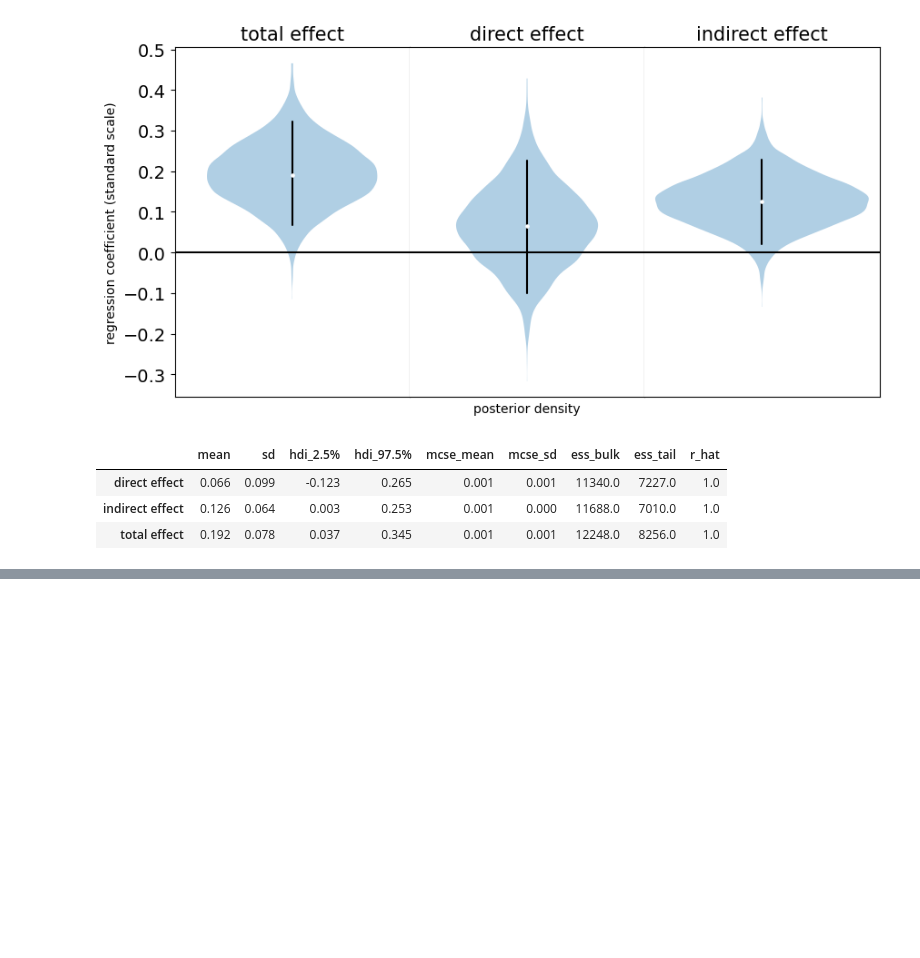
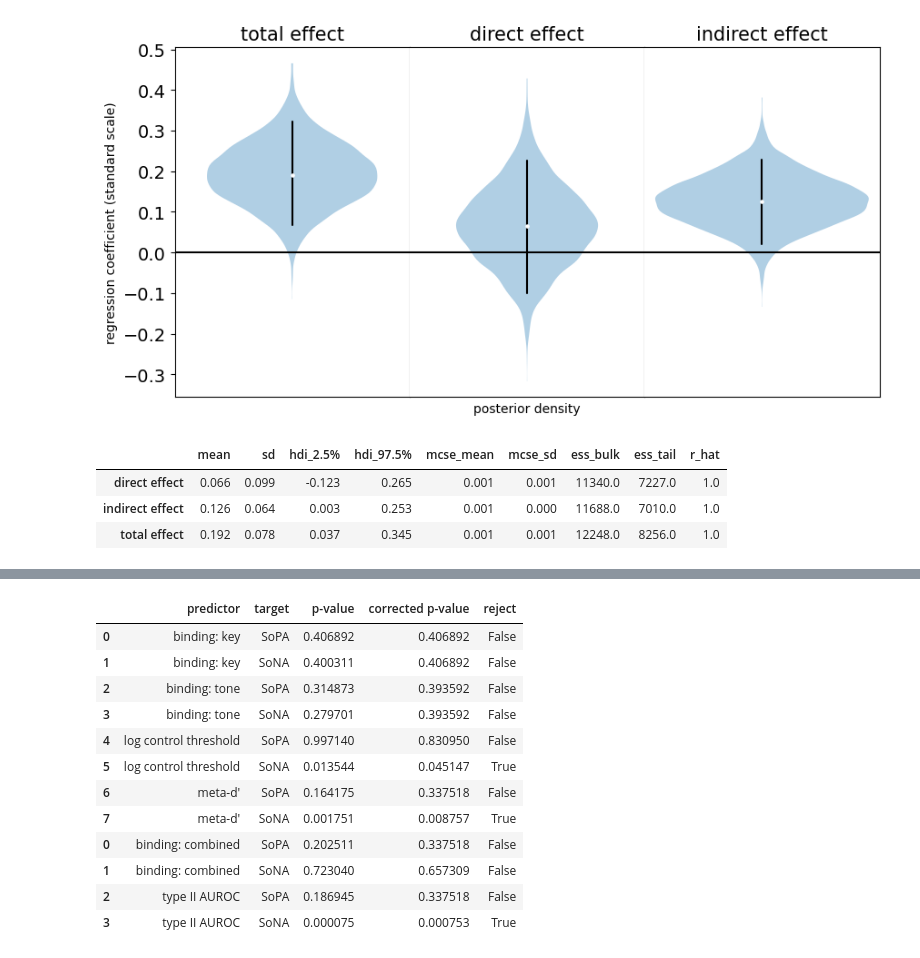
Before and after one commit to apex-lab/agency-battery-analysis, a Jupyter notebook: analysis.ipynb, the cells around one changed output, grey strips where cells are left out. Drawn from its saved outputs; the diff is of its cells as text; code cells hidden in the pictures; blank space fills up the shorter version.

Commit message:
re: Reviewer 1, includes combined intentional binding measure; re: Reviewer 2, adds frequentist p-values for correlations in main analysis

```diff
--- a/analysis.ipynb
+++ b/analysis.ipynb
@@ -163,6 +164,9 @@ def sample_correlation_posterior(df, predictor, target):
     trc = trace.posterior.stack(draws = ("chain", "draw"))
     dist = trc['chol_corr'][0, 1].values
 
+    # compute p-value for frequentist correlation as well
+    p = pearsonr(xy[:,0], xy[:,1]).pvalue
+
     # compile summary and diagnostic stats
     stats = pd.Series({
         'predictor': predictor,
@@ -173,7 +177,8 @@ def sample_correlation_posterior(df, predictor, target):
         'prob. negative': (dist < 0).mean(),
         'prob. positive': (dist > 0).mean(),
         'rhat': az.rhat(trace)['chol_corr'].values[0, 1],
-        'n_subjects': xy.shape[0]
+        'n_subjects': xy.shape[0],
+        'p-value': p
     })
 
     return dist, stats # return samples from correlation posterior
@@ -369,3 +376,19 @@ az.summary(
 | direct effect | 0.066 | 0.099 | -0.123 | 0.265 | 0.001 | 0.001 | 11340.0 | 7227.0 | 1.0 |
 | indirect effect | 0.126 | 0.064 | 0.003 | 0.253 | 0.001 | 0.000 | 11688.0 | 7010.0 | 1.0 |
 | total effect | 0.192 | 0.078 | 0.037 | 0.345 | 0.001 | 0.001 | 12248.0 | 8256.0 | 1.0 |
+# %%
+## compute corrs for extra predictors (either predictors used in previous
+## versions that we still wanna report for transparency, or alternative
+## predictors requested by reviewers that we choose not to focus on in Fig. 2)
+
+# recall we previously flipped the sign in tone binding in tasks.py,
+# such that more positive == "more binding" for both measures
+df['binding: combined'] = df['binding: tone'] + df['binding: key']
+post_stats2 = []
+for predictor in ('binding: combined', 'type II AUROC'):
+    for target in ('SoPA', 'SoNA'):
+        post, stats = sample_correlation_posterior(df, predictor, target)
+        post_df = df_from_res(post, predictor, target)
+        post_stats2.append(stats)
+post_stats2 = pd.DataFrame(post_stats2)
+post_stats = pd.concat([post_stats, post_stats2])
@@ -371,0 +408,24 @@ az.summary(
+# %%
+## correct frequentist p-values for multiple comparisons using
+## the two stage step-up method of Benjamini and Hochberg
+reject, p_corr, _, _ = multipletests(
+    post_stats['p-value'],
+    method = 'fdr_tsbh', alpha = .05
+)
+post_stats['corrected p-value'] = p_corr
+post_stats['reject'] = reject
+post_stats[['predictor', 'target', 'p-value', 'corrected p-value', 'reject']]
+# %% [output]
+|  | predictor | target | p-value | corrected p-value | reject |
+| 0 | binding: key | SoPA | 0.406892 | 0.406892 | False |
+| 1 | binding: key | SoNA | 0.400311 | 0.406892 | False |
+| 2 | binding: tone | SoPA | 0.314873 | 0.393592 | False |
+| 3 | binding: tone | SoNA | 0.279701 | 0.393592 | False |
+| 4 | log control threshold | SoPA | 0.997140 | 0.830950 | False |
+| 5 | log control threshold | SoNA | 0.013544 | 0.045147 | True |
+| 6 | meta-d' | SoPA | 0.164175 | 0.337518 | False |
+| 7 | meta-d' | SoNA | 0.001751 | 0.008757 | True |
+| 0 | binding: combined | SoPA | 0.202511 | 0.337518 | False |
+| 1 | binding: combined | SoNA | 0.723040 | 0.657309 | False |
+| 2 | type II AUROC | SoPA | 0.186945 | 0.337518 | False |
+| 3 | type II AUROC | SoNA | 0.000075 | 0.000753 | True |
```
Also changed, not shown: parts of 7 cells of this notebook, 2 other files.
